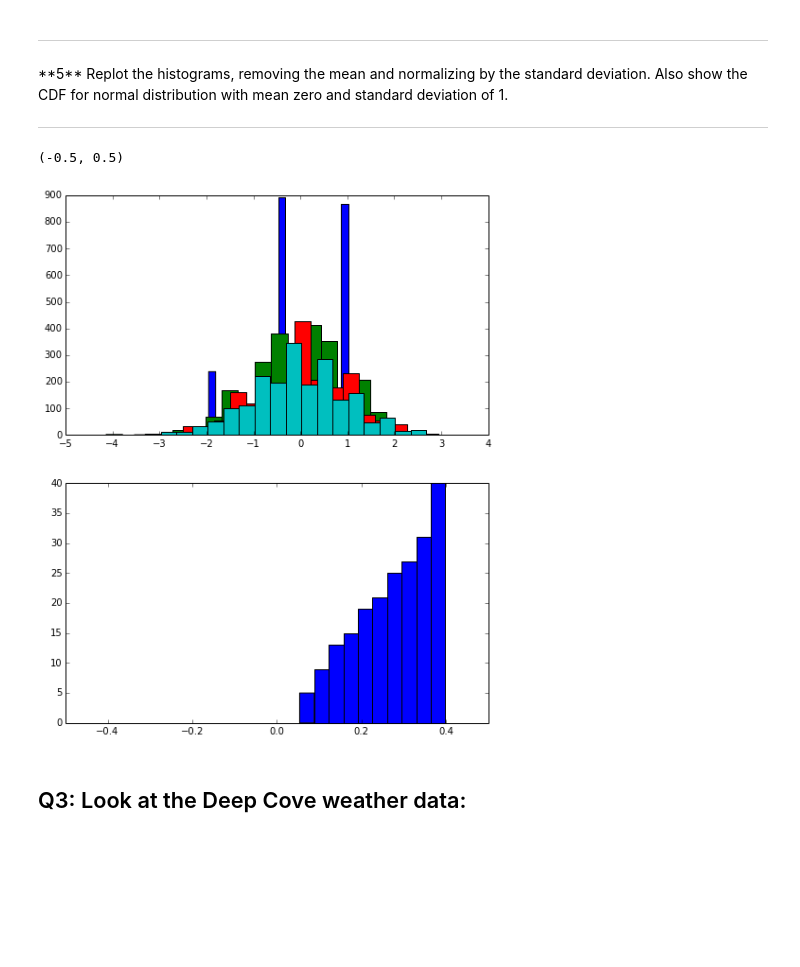
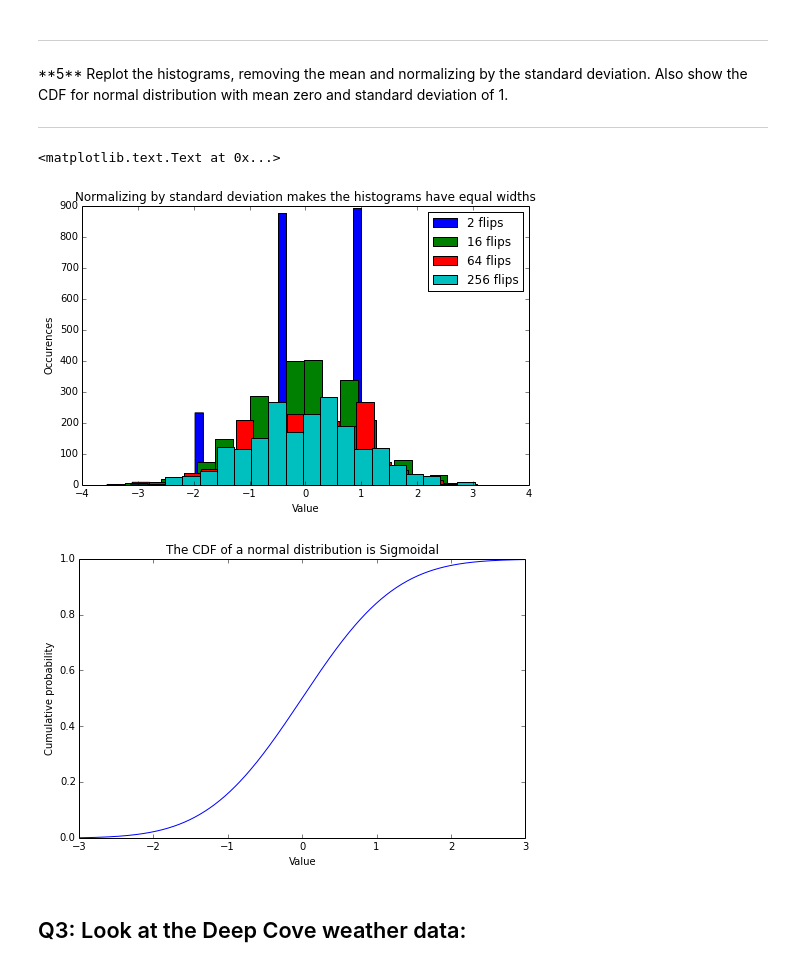
Before and after one commit to ekiefl/411, a Jupyter notebook: Assignment-01.ipynb, the cells around one changed output. Saved outputs shown, nothing was run; the diff lists cells and outputs as text; code cells hidden in the pictures; blank space fills up the shorter version.

```diff
--- a/Assignment-01.ipynb
+++ b/Assignment-01.ipynb
@@ -277,26 +285,33 @@ COMMENT HERE
 **5** Replot the histograms, removing the mean and normalizing by the standard deviation.  Also show the CDF for normal distribution with mean zero and standard deviation of 1.
 <hr>
 # %%
-
-
-fig=plt.figure(figsize=(8,10))
+fig=plt.figure(figsize=(8,5))
 
 # rolls_#[1] is the sample mean of the means, and rolls_#[2] is the sample std of the means
-ax=fig.add_subplot(2,1,1)
-ax.hist((rolls_2[0]-rolls_2[1])/rolls_2[2],20)
-ax.hist((rolls_16[0]-rolls_16[1])/rolls_16[2],20)
-ax.hist((rolls_64[0]-rolls_64[1])/rolls_64[2],20)
-ax.hist((rolls_256[0]-rolls_256[1])/rolls_256[2],20)
+ax=fig.add_subplot(1,1,1)
+ax.hist((rolls_2[0]-rolls_2[1])/rolls_2[2],20,label='2 flips')
+ax.hist((rolls_16[0]-rolls_16[1])/rolls_16[2],20,label='16 flips')
+ax.hist((rolls_64[0]-rolls_64[1])/rolls_64[2],20,label='64 flips')
+ax.hist((rolls_256[0]-rolls_256[1])/rolls_256[2],20,label='256 flips')
+ax.set_xlabel('Value')
+ax.set_ylabel('Occurences')
+ax.set_title('Normalizing by standard deviation makes the histograms have equal widths')
+ax.legend()
 
-#attempt at plotting a cdf with 0 mean, 1 std
-ax=fig.add_subplot(2,1,2)
-x = np.arange(-2.,2.,0.1) #creating x values
-y = mlab.normpdf(x,0,1) #creating norm pdf with those x values
-ax.hist(y,cumulative=True) #plotting the cumulation of the pdf
-ax.set_xlim(-0.5,0.5)
+dx = 0.01
+x = np.arange(-3.,3.,dx) #x range for theoretical curves
+pdf = mlab.normpdf(x,0,1)
+cdf = np.cumsum(pdf*dx)
+fig=plt.figure(figsize=(8,5))
+ax=fig.add_subplot(1,1,1)
+ax.plot(x,cdf)
+ax.set_xlabel('Value')
+ax.set_ylabel('Cumulative probability')
+ax.set_title('The CDF of a normal distribution is Sigmoidal')
 # %% [output]
-(-0.5, 0.5)
+<matplotlib.text.Text at 0x...>
-[figure, old version]
+[figure, new version]
+[figure, added]
 # %% [markdown]
 ## Q3: Look at the Deep Cove weather data:
 # %% [markdown]
```
Also changed, not shown: parts of 17 cells of this notebook.
